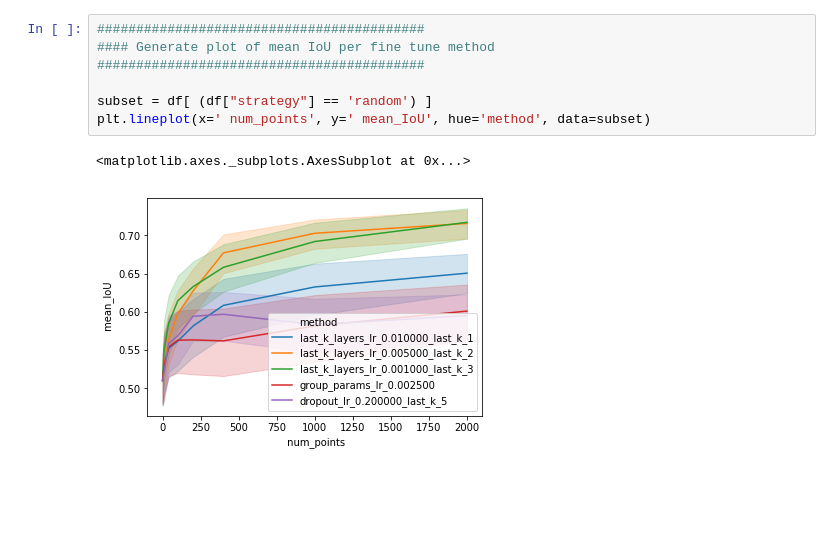
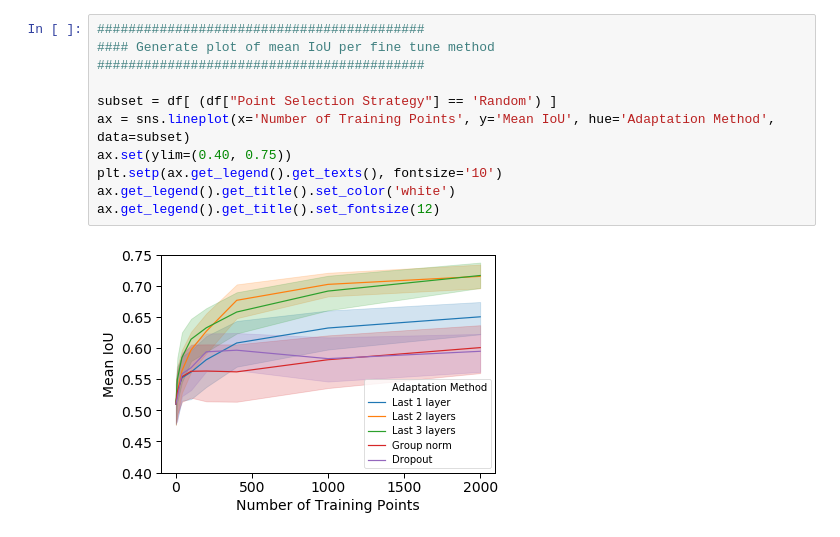
Before and after one commit to microsoft/landcover, a Jupyter notebook: analysis/active-learning-analyses.ipynb, the cells around one changed output. Cells and saved outputs as stored; diff of their text form; blank space fills up the shorter version.

Commit message:
Changes to plots

```diff
--- a/analysis/active-learning-analyses.ipynb
+++ b/analysis/active-learning-analyses.ipynb
@@ -144,10 +188,13 @@ margin & 0.811 & 0.608 & 0.834 & 0.701 & 0.832 & 0.685 & 0.793 & 0.58 & 0.785 &
 # %%
 ##########################################
 #### Generate plot of mean IoU per fine tune method
 ##########################################
 
-subset = df[ (df["strategy"] == 'random') ]
-plt.lineplot(x=' num_points', y=' mean_IoU', hue='method', data=subset)
+subset = df[ (df["Point Selection Strategy"] == 'Random') ]
+ax = sns.lineplot(x='Number of Training Points', y='Mean IoU', hue='Adaptation Method', data=subset)
+ax.set(ylim=(0.40, 0.75))
+plt.setp(ax.get_legend().get_texts(), fontsize='10')
+ax.get_legend().get_title().set_color('white')
+ax.get_legend().get_title().set_fontsize(12)
 # %% [output]
-<matplotlib.axes._subplots.AxesSubplot at 0x...>
-[figure, old version]
+[figure, new version]
```
Also changed, not shown: parts of 10 cells of this notebook.
